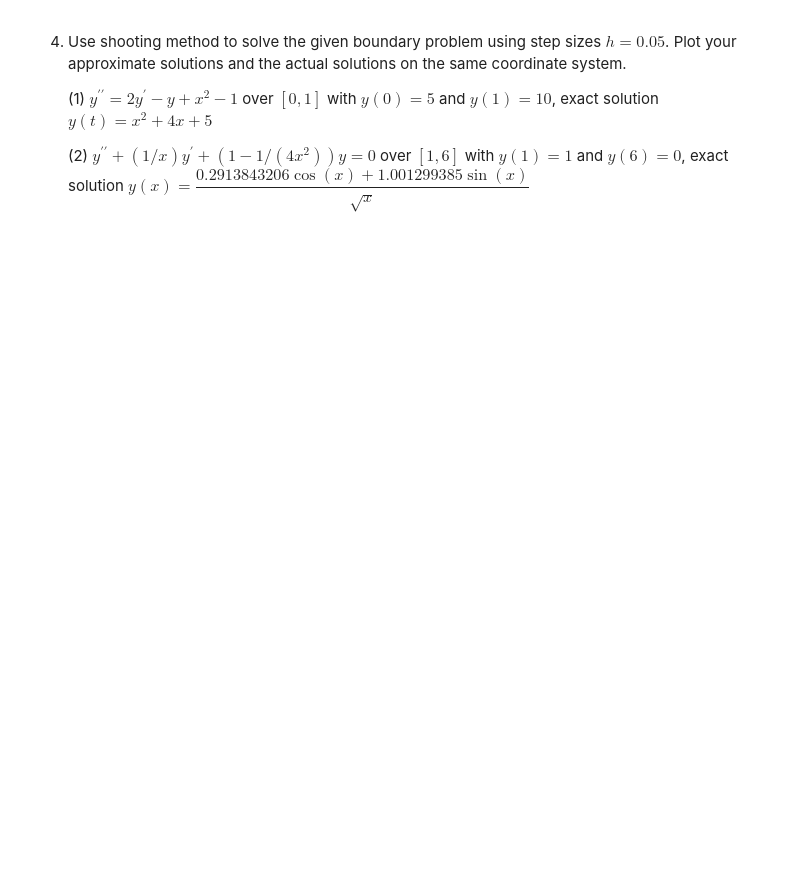
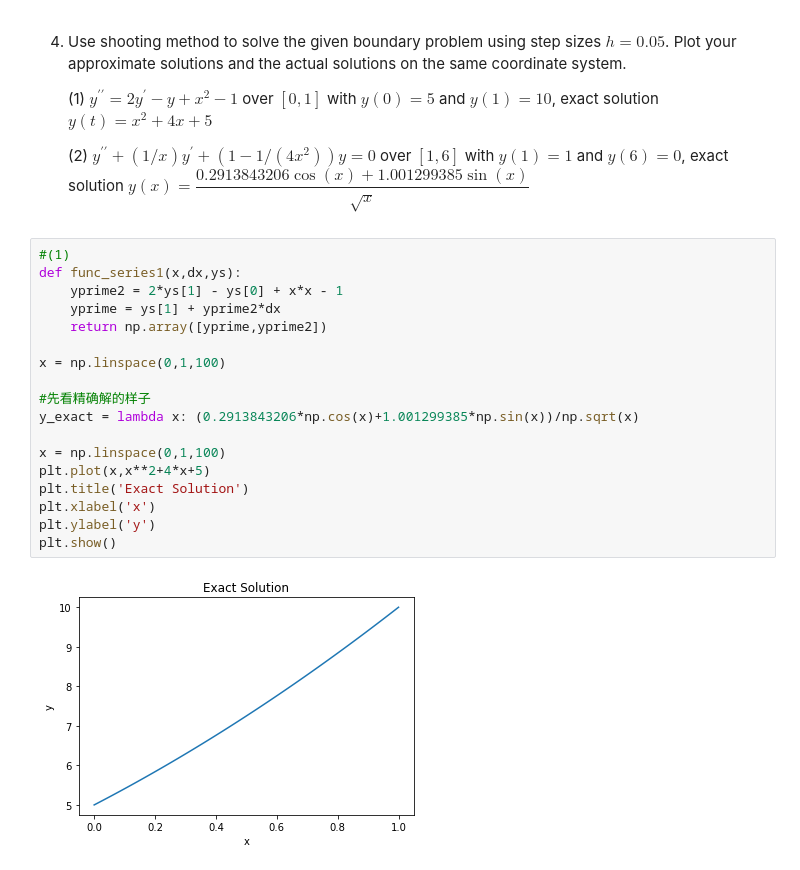
Before and after one commit to Little-old-brother-team/GroupWork, a Jupyter notebook: Week14/第三组-陈丹扬-黄靖涵-张晰.ipynb, the cells around one changed output. Drawn from its saved outputs; the diff is of its cells as text; blank space fills up the shorter version.

```diff
--- a/Week14/第三组-陈丹扬-黄靖涵-张晰.ipynb
+++ b/Week14/第三组-陈丹扬-黄靖涵-张晰.ipynb
@@ -201,3 +258,23 @@ Comment: The method used extrapolating method to find the procession velocity wh
     (1) $y^{\prime\prime}=2y^{\prime}-y+x^{2}-1$ over $\left[  0,1\right]$ with $y\left(  0\right)  =5$ and $y\left(  1\right)  =10$, exact solution $y\left(  t\right)   =x^{2}+4x+5$
 
     (2) $y^{\prime\prime}+\left(  1/x\right)  y^{\prime}+(1-1/\left(4x^{2}\right)  )y=0$ over $\left[  1,6\right]$ with $y\left(  1\right)  =1$ and $y\left(  6\right)  =0$, exact solution $y\left(  x\right)  =\dfrac{0.2913843206\cos\left(  x\right)  +1.001299385\sin\left(  x\right)  }{\sqrt{x}}$
+# %%
+#(1)
+def func_series1(x,dx,ys):
+    yprime2 = 2*ys[1] - ys[0] + x*x - 1
+    yprime = ys[1] + yprime2*dx
+    return np.array([yprime,yprime2])
+
+x = np.linspace(0,1,100)
+
+#先看精确解的样子
+y_exact = lambda x: (0.2913843206*np.cos(x)+1.001299385*np.sin(x))/np.sqrt(x)
+
+x = np.linspace(0,1,100)
+plt.plot(x,x**2+4*x+5)
+plt.title('Exact Solution')
+plt.xlabel('x')
+plt.ylabel('y')
+plt.show()
+# %% [output]
+[figure, added]
```
Also changed, not shown: parts of 11 cells of this notebook.
